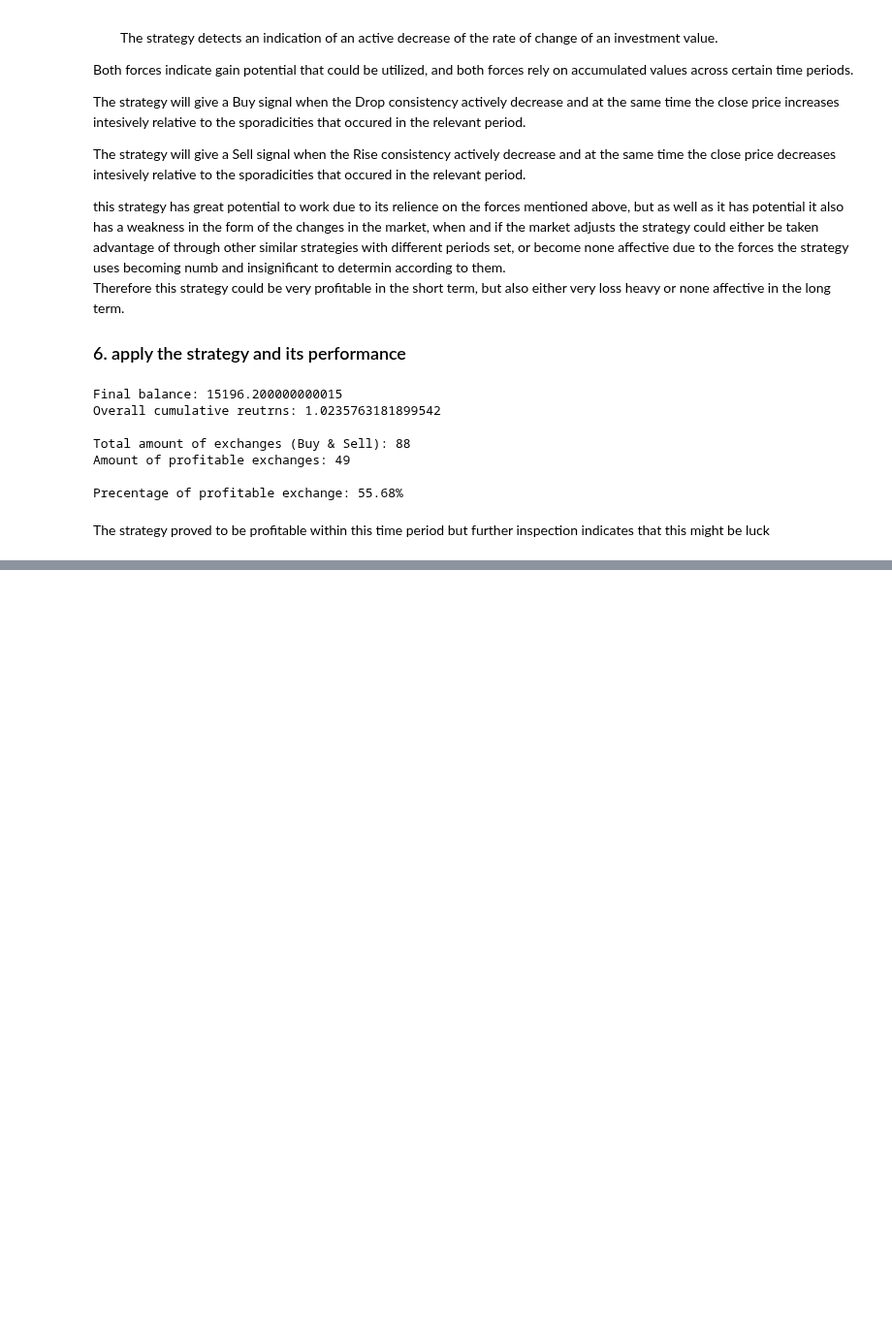
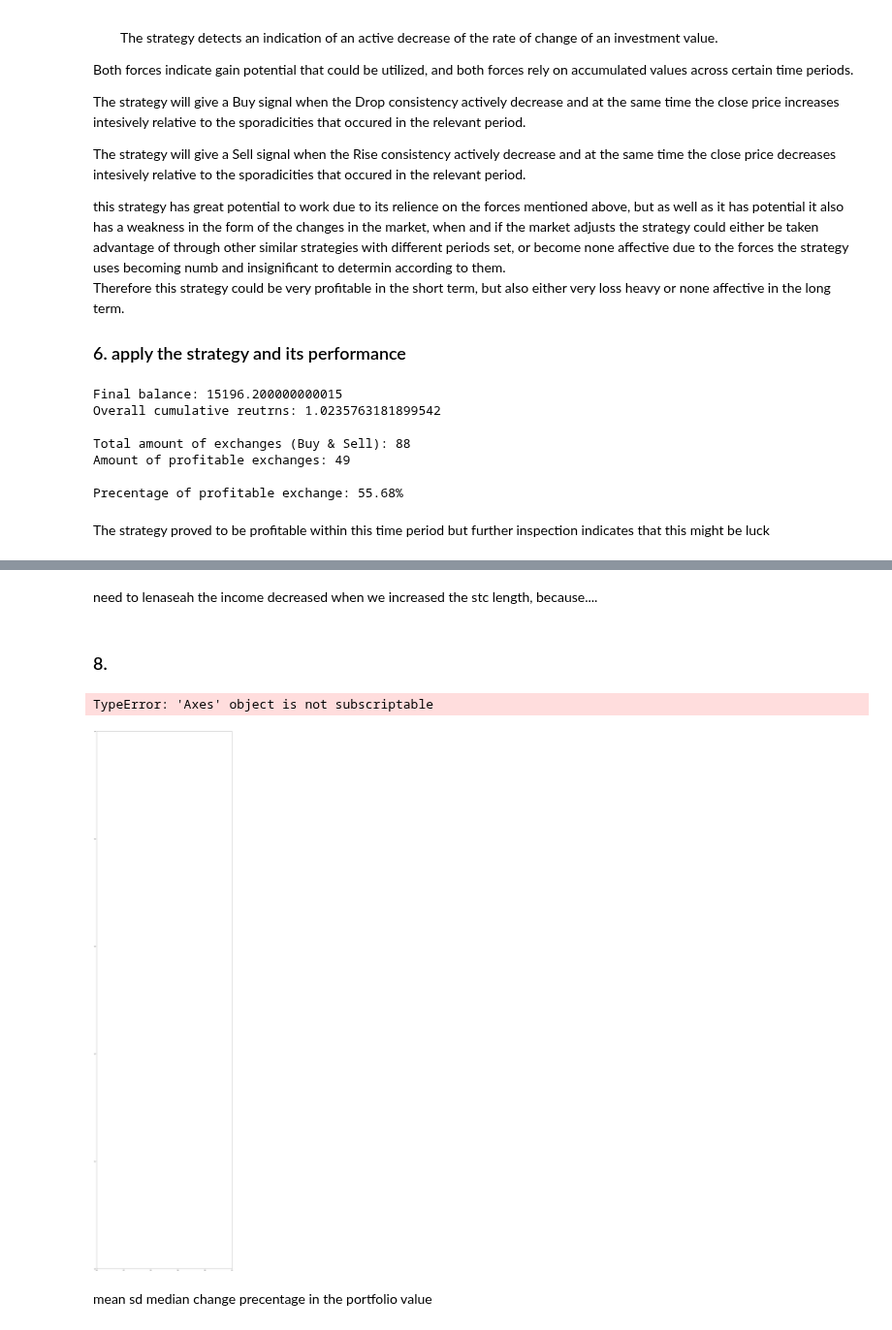
Before and after one commit to HillelCharbit/Trading-Algorithm-Project---google-trends, a Jupyter notebook: Hillel_code_notebook.ipynb, the cells around one changed output, grey strips where cells are left out. Shown at 97% size. Drawn from its saved outputs; the diff is of its cells as text; code cells hidden in the pictures; blank space fills up the shorter version.

```diff
--- a/Hillel_code_notebook.ipynb
+++ b/Hillel_code_notebook.ipynb
@@ -473,0 +551,41 @@ The strategy proved to be profitable within this time period but further inspect
+# %% [markdown]
+need to lenaseah
+the income decreased when we increased the stc length, because....
+# %% [markdown]
+### 8.
+# %%
+# import matplotlib.pyplot as plt
+
+# Group the data by month
+btcusdt_df['month'] = btcusdt_df['open_time'].dt.month
+grouped_df = btcusdt_df.groupby('month')
+
+btcusdt_df.month[-1] = 12
+
+# Create subplots for each month
+fig, axs = plt.subplots(len(grouped_df), figsize=(20, 80), sharex=False)
+
+# Iterate over each month and plot the data
+for i, (month, data) in enumerate(grouped_df):
+    axs[i].plot(data['open_time'], data['close'])
+    axs[i].set_title(f'Month {month}')
+    # axs[i].set_xlabel('Date')
+    axs[i].set_ylabel('Close Price')
+
+    # Add buy and sell signals
+    for j in range(data.shape[0]):
+        if data['Final_signal'].iloc[j] == ActionType.BUY:
+            axs[i].text(data['open_time'].iloc[j], data['close'].iloc[j], 'BUY', color='g', fontsize=12, ha='center')
+        elif data['Final_signal'].iloc[j] == ActionType.SELL:
+            axs[i].text(data['open_time'].iloc[j], data['close'].iloc[j], 'SELL', color='r', fontsize=12, ha='center')
+
+plt.tight_layout()
+plt.show()
+# %% [output]
+TypeError: 'Axes' object is not subscriptable
+[figure, added]
+# %% [markdown]
+mean
+sd
+median
+change precentage in the portfolio value
```
Also changed, not shown: parts of 6 cells of this notebook.
